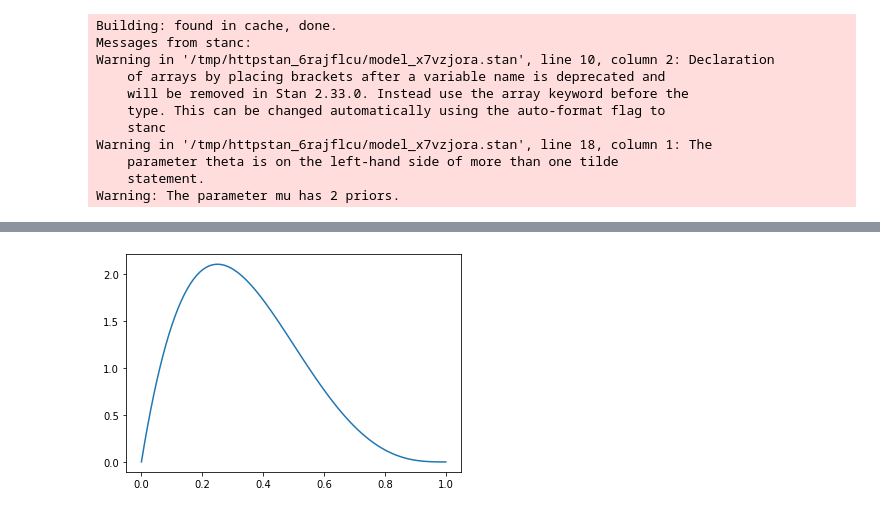
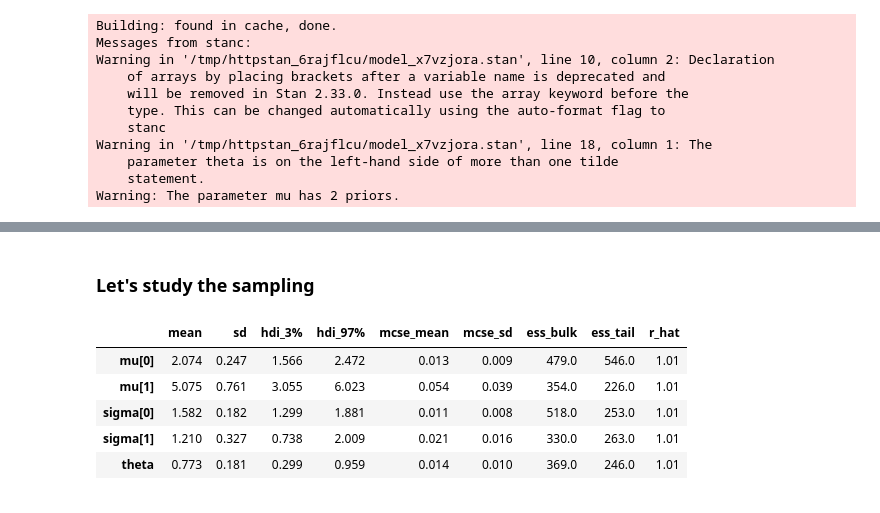
Before and after one commit to sequi76/Bayesian_ML_for_scientific_research, a Jupyter notebook: lecture1/practice/gaussian_mixture.ipynb, the cells around one changed output, grey strips where cells are left out. Saved outputs shown, nothing was run; the diff lists cells and outputs as text; code cells hidden in the pictures.

```diff
--- a/lecture1/practice/gaussian_mixture.ipynb
+++ b/lecture1/practice/gaussian_mixture.ipynb
@@ -163,6 +179,14 @@ plt.show()
-# %%
-x = np.linspace(0,1,100)
-plt.plot(x, stats.beta.pdf(x,2,4))
-plt.show()
-# %% [output]
-[figure, removed]
+# %% [markdown]
+### Let's study the sampling
+# %%
+azdata = az.from_pystan(fit)
+# %%
+summary = az.summary(azdata)
+summary
+# %% [output]
+|  | mean | sd | hdi_3% | hdi_97% | mcse_mean | mcse_sd | ess_bulk | ess_tail | r_hat |
+| mu[0] | 2.074 | 0.247 | 1.566 | 2.472 | 0.013 | 0.009 | 479.0 | 546.0 | 1.01 |
+| mu[1] | 5.075 | 0.761 | 3.055 | 6.023 | 0.054 | 0.039 | 354.0 | 226.0 | 1.01 |
+| sigma[0] | 1.582 | 0.182 | 1.299 | 1.881 | 0.011 | 0.008 | 518.0 | 253.0 | 1.01 |
+| sigma[1] | 1.210 | 0.327 | 0.738 | 2.009 | 0.021 | 0.016 | 330.0 | 263.0 | 1.01 |
+| theta | 0.773 | 0.181 | 0.299 | 0.959 | 0.014 | 0.010 | 369.0 | 246.0 | 1.01 |
```
Also changed, not shown: parts of 17 cells of this notebook.
